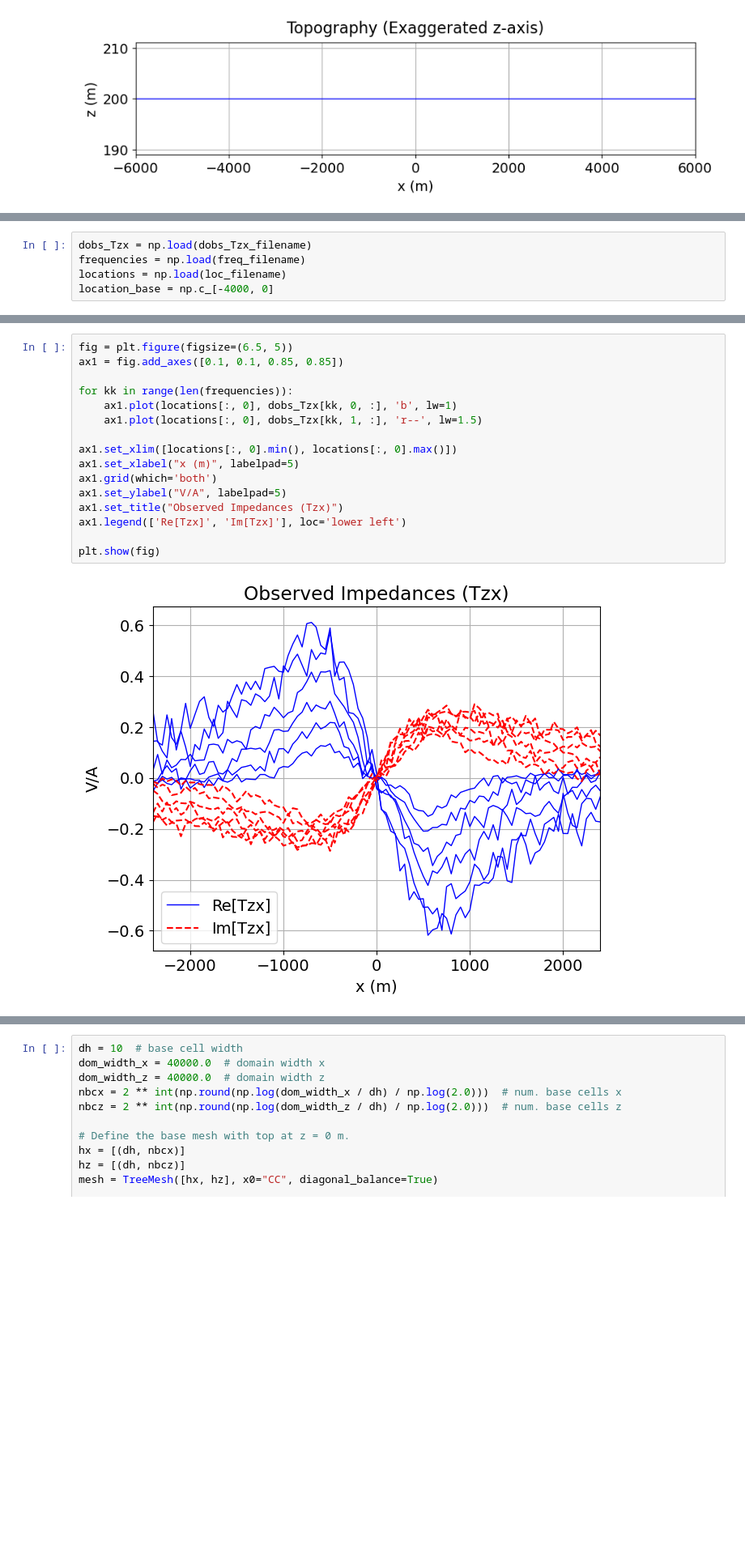
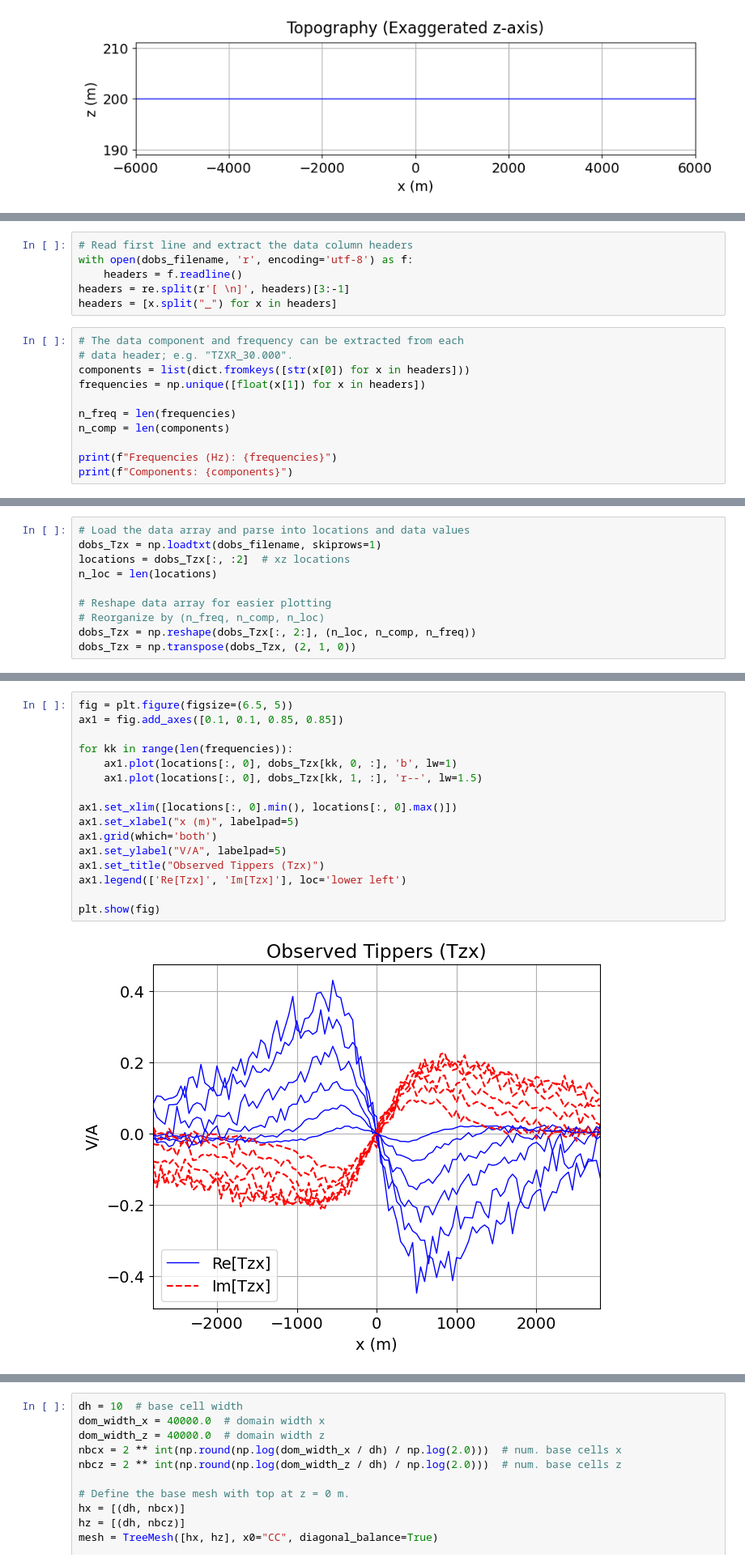
Before and after one commit to simpeg/user-tutorials, a Jupyter notebook: notebooks/09-nsem/inv_ztem_2d.ipynb, the cells around one changed output, grey strips where cells are left out. Shown at 81% size. Drawn from its saved outputs; the diff is of its cells as text; blank space fills up the shorter version.

```diff
--- a/notebooks/09-nsem/inv_ztem_2d.ipynb
+++ b/notebooks/09-nsem/inv_ztem_2d.ipynb
@@ -126,0 +139,17 @@ plt.show(fig)
+# %%
+# Read first line and extract the data column headers
+with open(dobs_filename, 'r', encoding='utf-8') as f:
+    headers = f.readline()
+headers = re.split(r'[ \n]', headers)[3:-1]
+headers = [x.split("_") for x in headers]
+# %%
+# The data component and frequency can be extracted from each
+# data header; e.g. "TZXR_30.000".
+components = list(dict.fromkeys([str(x[0]) for x in headers]))
+frequencies = np.unique([float(x[1]) for x in headers])
+
+n_freq = len(frequencies)
+n_comp = len(components)
+
+print(f"Frequencies (Hz): {frequencies}")
+print(f"Components: {components}")
@@ -127 +159,11 @@ plt.show(fig)
+# %%
+# Load the data array and parse into locations and data values
+dobs_Tzx = np.loadtxt(dobs_filename, skiprows=1)
+locations = dobs_Tzx[:, :2]  # xz locations
+n_loc = len(locations)
+
+# Reshape data array for easier plotting
+# Reorganize by (n_freq, n_comp, n_loc)
+dobs_Tzx = np.reshape(dobs_Tzx[:, 2:], (n_loc, n_comp, n_freq))
+dobs_Tzx = np.transpose(dobs_Tzx, (2, 1, 0))
 # %% [markdown]
@@ -129,5 +170,0 @@ plt.show(fig)
-# %%
-dobs_Tzx = np.load(dobs_Tzx_filename)
-frequencies = np.load(freq_filename)
-locations = np.load(loc_filename)
-location_base = np.c_[-4000, 0]
@@ -136,21 +171,21 @@ n_freq, n_comp, n_loc = np.shape(dobs_Tzx)
 # %%
 fig = plt.figure(figsize=(6.5, 5))
 ax1 = fig.add_axes([0.1, 0.1, 0.85, 0.85])
 
 for kk in range(len(frequencies)):
     ax1.plot(locations[:, 0], dobs_Tzx[kk, 0, :], 'b', lw=1)
     ax1.plot(locations[:, 0], dobs_Tzx[kk, 1, :], 'r--', lw=1.5)
 
 ax1.set_xlim([locations[:, 0].min(), locations[:, 0].max()])
 ax1.set_xlabel("x (m)", labelpad=5)
 ax1.grid(which='both')
 ax1.set_ylabel("V/A", labelpad=5)
-ax1.set_title("Observed Impedances (Tzx)")
+ax1.set_title("Observed Tippers (Tzx)")
 ax1.legend(['Re[Tzx]', 'Im[Tzx]'], loc='lower left')
 
 plt.show(fig)
 # %% [output]
-[figure, old version]
+[figure, new version]
 # %% [markdown]
 ## Assign Uncertainties
 
```
Also changed, not shown: parts of 49 cells of this notebook, 12 other files.
